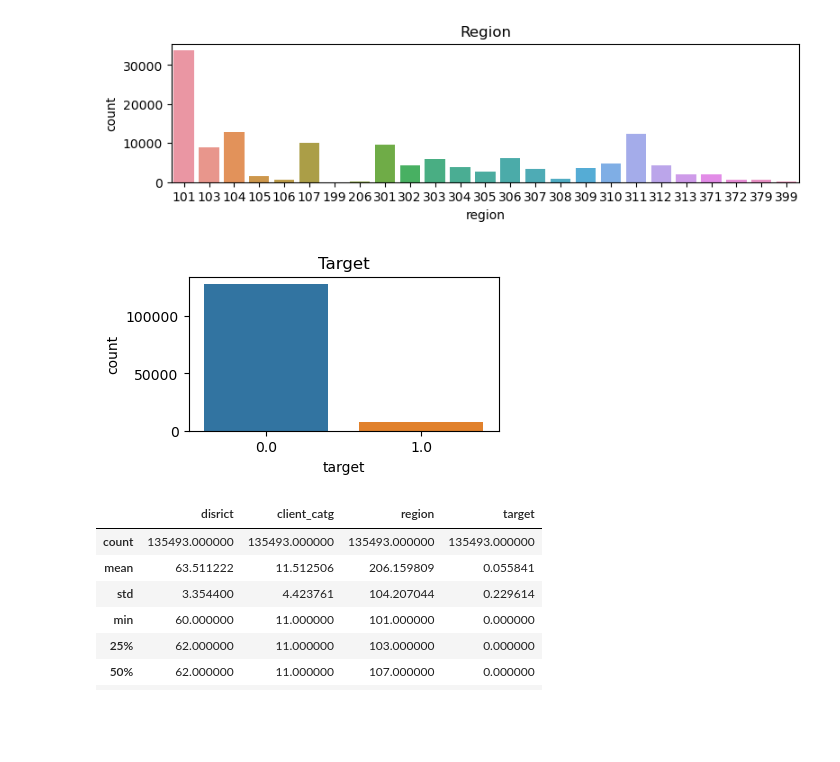
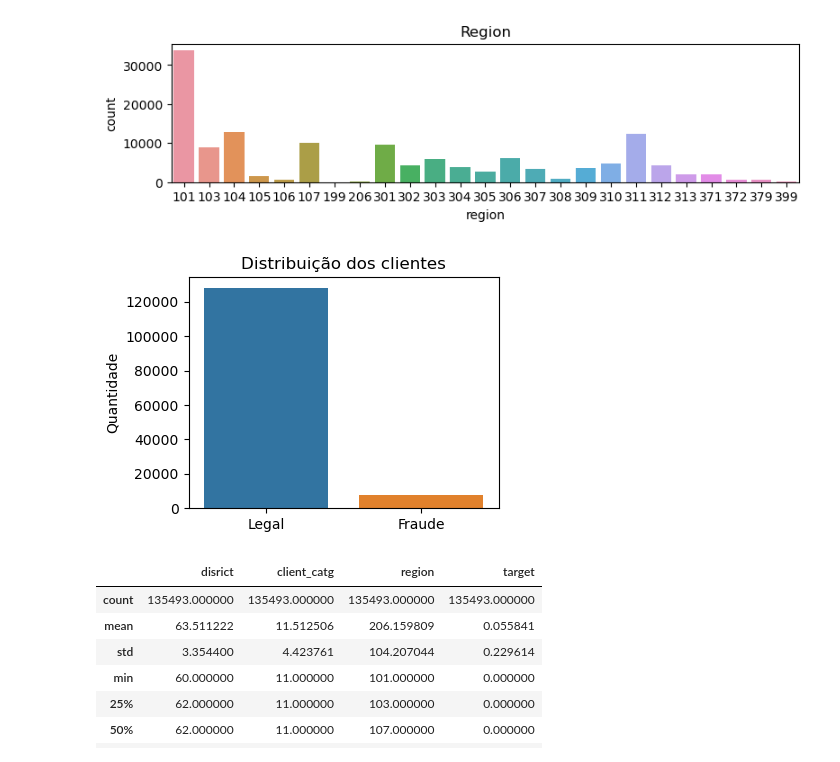
Before and after one commit to mahelvson/GasElectricityFraud, a Jupyter notebook: Final Notebook - Fraud Detection in Gas and Energy.ipynb, the cells around one changed output. Cells and saved outputs as stored; diff of their text form; code cells hidden in the pictures; blank space fills up the shorter version.

```diff
--- a/Final Notebook - Fraud Detection in Gas and Energy.ipynb
+++ b/Final Notebook - Fraud Detection in Gas and Energy.ipynb
@@ -122,11 +123,14 @@ plt.title('Region');
 # %% [output]
 [figure]
 # %%
-plt.figure(figsize=(4,2))
-sns.countplot(data=df2_client_train, x='target');
-plt.title('Target');
+plt.figure(figsize=(4,3));
+sns.countplot(data=df2_client_train, x='target',)
+plt.title('Distribuição dos clientes');
+plt.ylabel('Quantidade');
+plt.xlabel('');
+plt.xticks(ticks=[0,1], labels=['Legal', 'Fraude']);
 # %% [output]
-[figure, old version]
+[figure, new version]
 # %%
 df2_client_train.describe()
 # %% [output]
```
Also changed, not shown: parts of 31 cells of this notebook, 1 other file.
